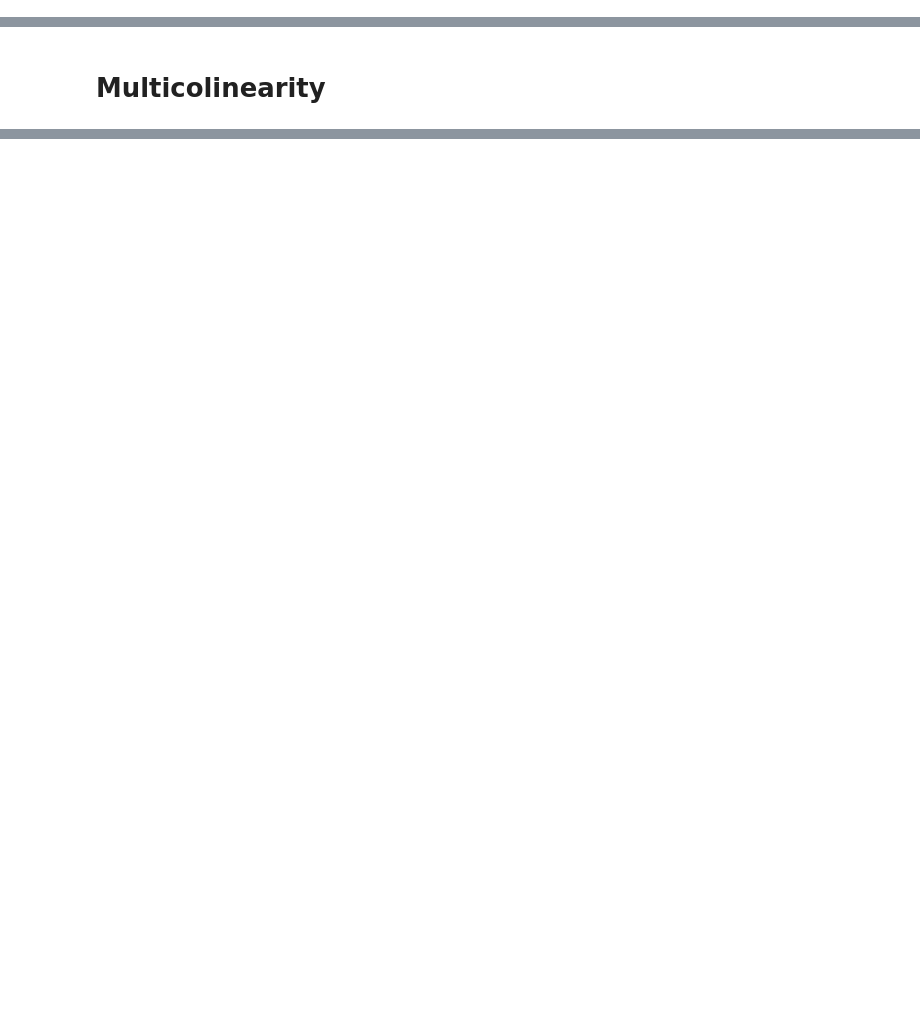
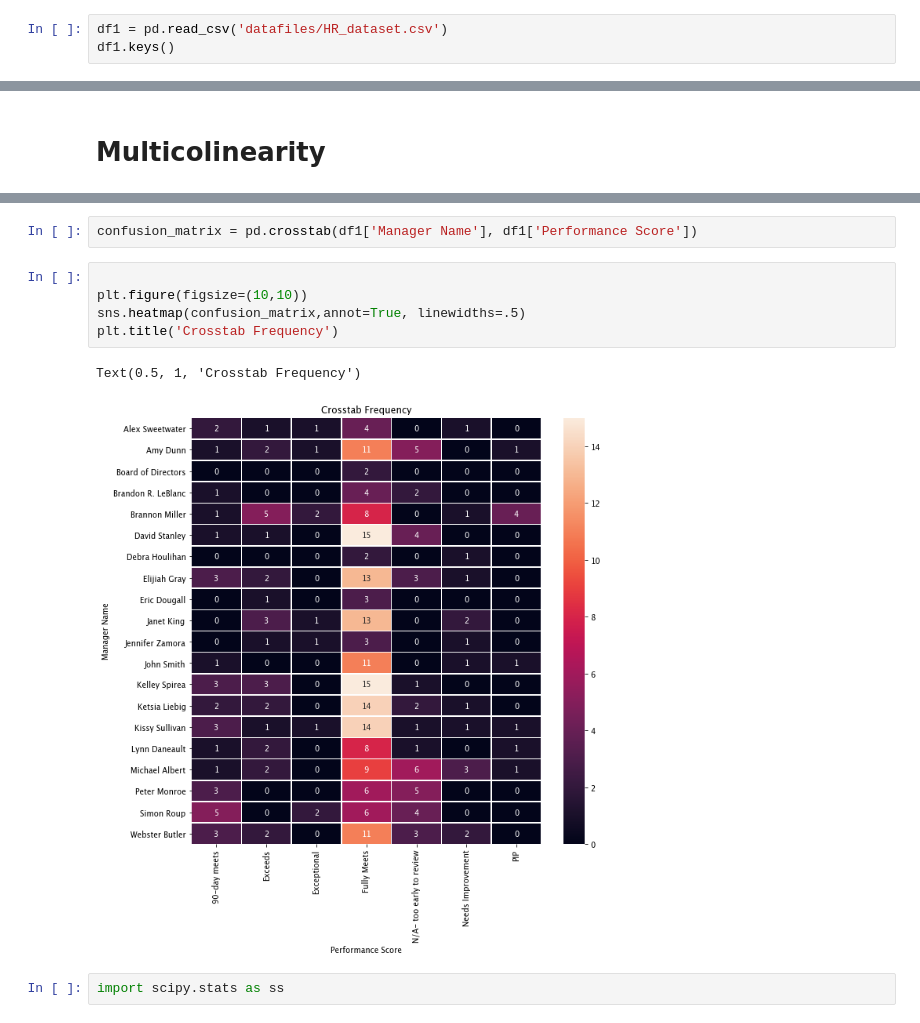
Before and after one commit to estkae/HR_project, a Jupyter notebook: Solving_Problems.ipynb, the cells around one changed output, grey strips where cells are left out. Saved outputs shown, nothing was run; the diff lists cells and outputs as text; blank space fills up the shorter version.

```diff
--- a/Solving_Problems.ipynb
+++ b/Solving_Problems.ipynb
@@ -384,3 +384,6 @@ pay_age.corr()
 |  | pay_rate | age |
 | pay_rate | 1.000000 | 0.017995 |
 | age | 0.017995 | 1.000000 |
+# %%
+df1 = pd.read_csv('datafiles/HR_dataset.csv')
+df1.keys()
@@ -406,0 +509,12 @@ list(zip(x_cols, vif))
+# %%
+confusion_matrix = pd.crosstab(df1['Manager Name'], df1['Performance Score'])
+# %%
+
+plt.figure(figsize=(10,10))
+sns.heatmap(confusion_matrix,annot=True, linewidths=.5)
+plt.title('Crosstab Frequency')
+# %% [output]
+Text(0.5, 1, 'Crosstab Frequency')
+[figure, added]
+# %%
+import scipy.stats as ss
```
Also changed, not shown: parts of 44 cells of this notebook.
